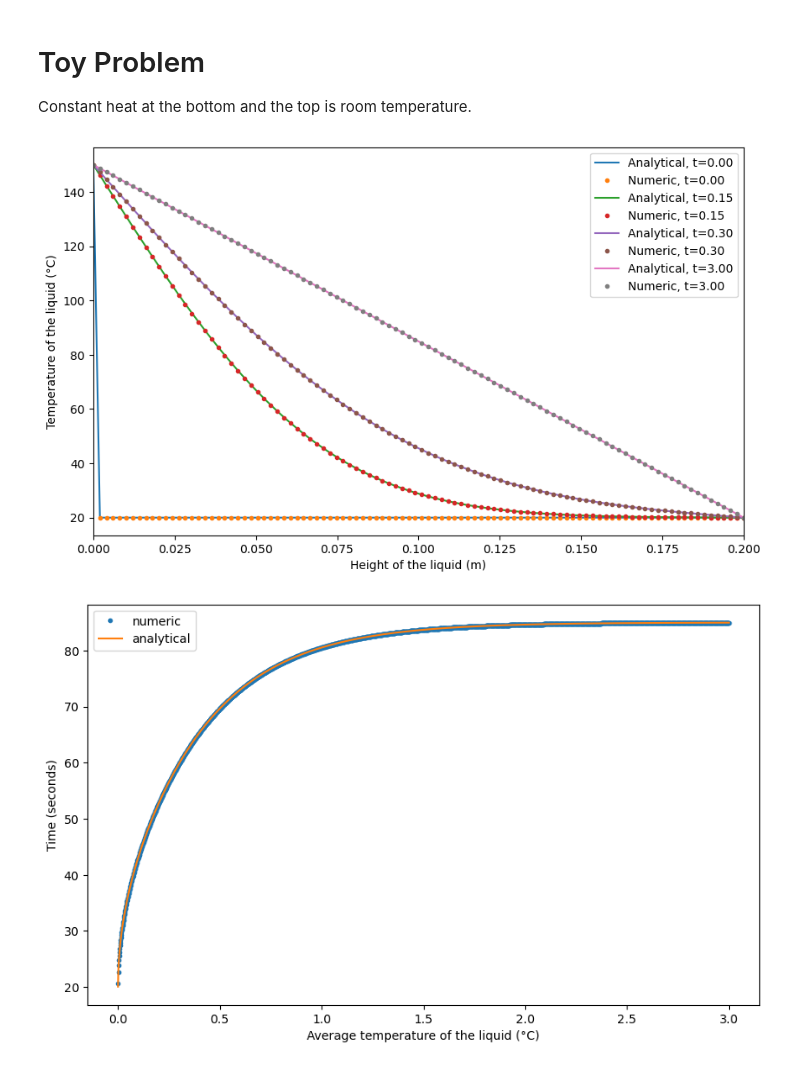
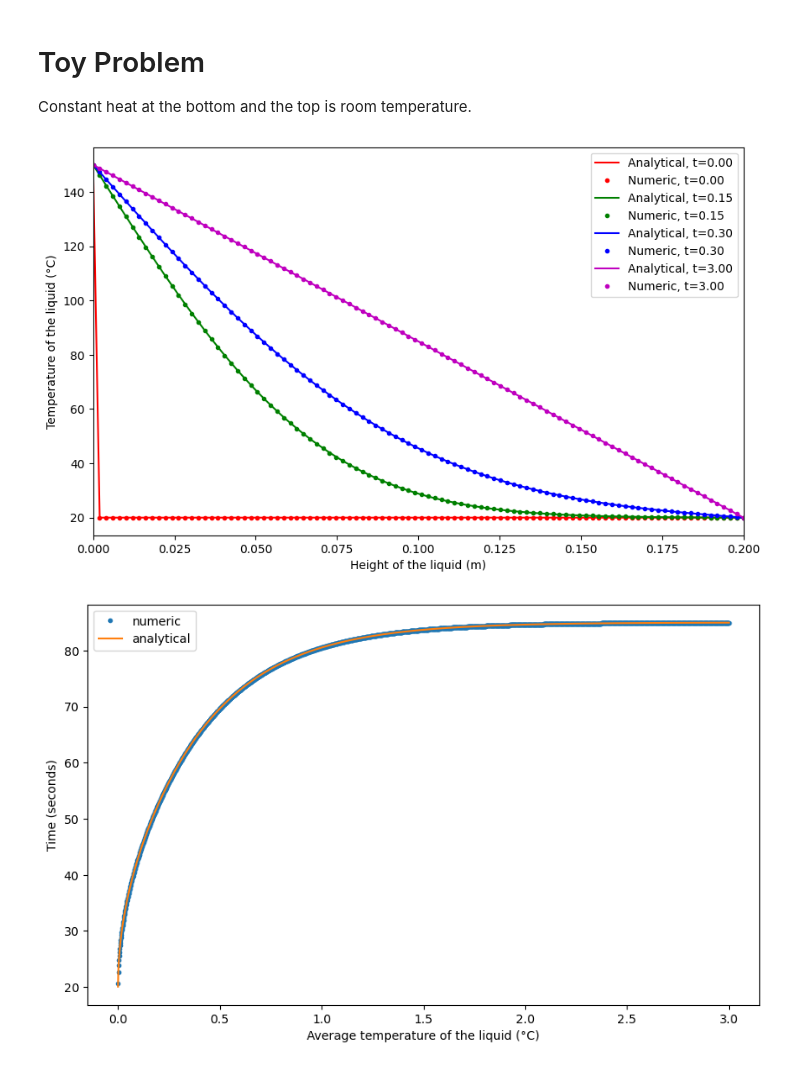
Before and after one commit to markalvaress/Drinks_Cans_IM, a Jupyter notebook: Observations.ipynb, the cells around one changed output. Cells and saved outputs as stored; diff of their text form; code cells hidden in the pictures.

Commit message:
added back 2d plus modified toy plot colours

```diff
--- a/Observations.ipynb
+++ b/Observations.ipynb
@@ -34,25 +34,28 @@ U = si.simulate_dirichlet_sink(u0, lambda t: b0, D, T, Nt_points, L, Nx_points,
 # %%
 # Compare to analytic solution
 
 U_analyt = tpa.create_analytic_toy_fn(b0, bL, L, D)
 x = np.linspace(0,L,Nx_points)
 
 fig, ax = plt.subplots(figsize = (10,6))
 
-for i in (0, Nt_points//20, Nt_points//10, Nt_points - 1):
-    t = index_to_time(i)
-    ax.plot(x, U_analyt(x, t), "-", label = f"Analytical, {t=:.2f}")
-    ax.plot(x, U[:, i], ".", label = f"Numeric, {t=:.2f}")
+colours = ['r','g','b','m']
+
+for i, index in enumerate((0, Nt_points//20, Nt_points//10, Nt_points - 1)):
+    t = index_to_time(index)
+    col = colours[i]
+    ax.plot(x, U_analyt(x, t), f"{col}-", label = f"Analytical, {t=:.2f}")
+    ax.plot(x, U[:, index], f"{col}.", label = f"Numeric, {t=:.2f}")
 
 plt.xlim(0,L)
 plt.legend()
 plt.xlabel("Height of the liquid (m)")
 plt.ylabel("Temperature of the liquid (°C)")
 
 plt.savefig("toysol.png", bbox_inches='tight')
 plt.show()
 # %% [output]
-[figure, old version]
+[figure, new version]
 # %%
 avg_temp_analytic = tpa.create_analytic_avg_temp(b0, bL, L, D)
 avg_temp_numeric = si.create_numeric_avtemp_fn(U, 1/(Nx_points - 1), time_to_index)
```
Also changed, not shown: 2 other files.
